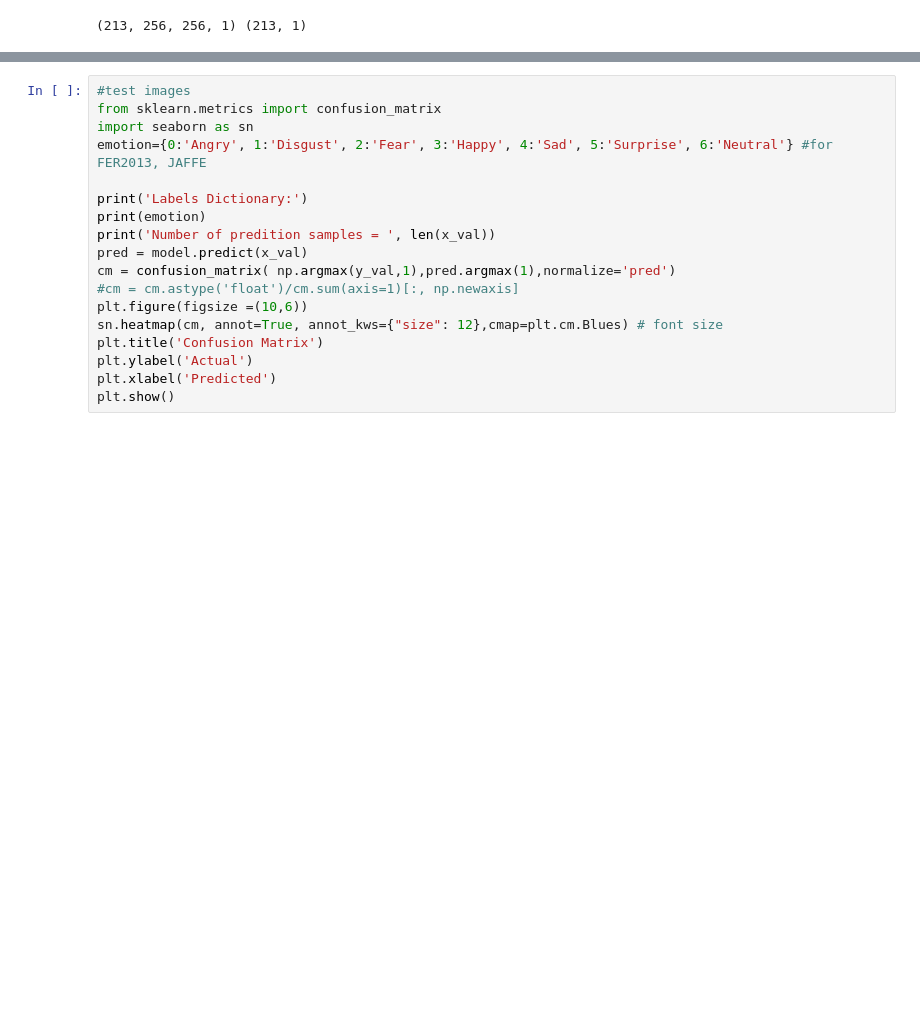
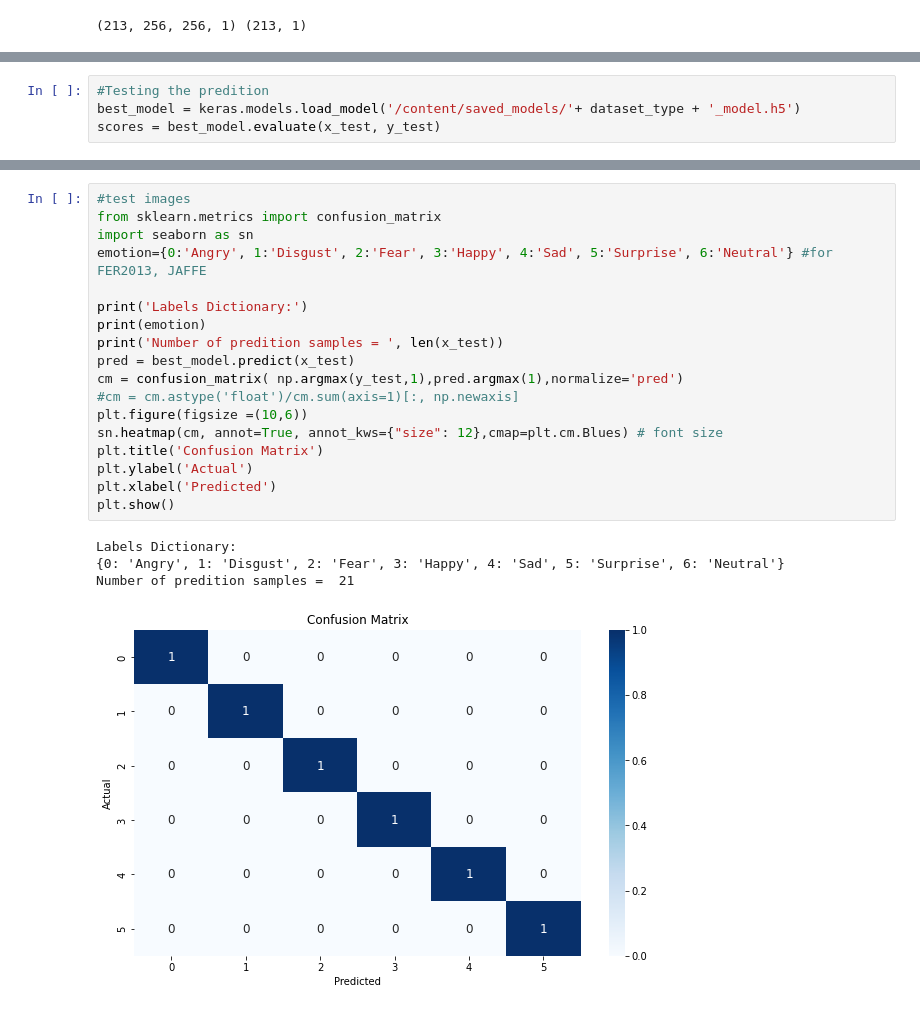
Before and after one commit to Tithra/Computer-Vision-DNN, a Jupyter notebook: EmotionRecognition_JAFFE.ipynb, the cells around one changed output, grey strips where cells are left out. Saved outputs shown, nothing was run; the diff lists cells and outputs as text; blank space fills up the shorter version.

```diff
--- a/EmotionRecognition_JAFFE.ipynb
+++ b/EmotionRecognition_JAFFE.ipynb
@@ -433,0 +436,4 @@ Plot the accuracy (Train and Validation)
+# %%
+#Testing the predition
+best_model = keras.models.load_model('/content/saved_models/'+ dataset_type + '_model.h5')
+scores = best_model.evaluate(x_test, y_test)
@@ -434,18 +442,23 @@ Plot the accuracy (Train and Validation)
 # %%
 #test images
 from sklearn.metrics import confusion_matrix
 import seaborn as sn
 emotion={0:'Angry', 1:'Disgust', 2:'Fear', 3:'Happy', 4:'Sad', 5:'Surprise', 6:'Neutral'} #for FER2013, JAFFE
 
 print('Labels Dictionary:')
 print(emotion)
-print('Number of predition samples = ', len(x_val))
-pred = model.predict(x_val)
-cm = confusion_matrix( np.argmax(y_val,1),pred.argmax(1),normalize='pred')
+print('Number of predition samples = ', len(x_test))
+pred = best_model.predict(x_test)
+cm = confusion_matrix( np.argmax(y_test,1),pred.argmax(1),normalize='pred')
 #cm = cm.astype('float')/cm.sum(axis=1)[:, np.newaxis]
 plt.figure(figsize =(10,6))
 sn.heatmap(cm, annot=True, annot_kws={"size": 12},cmap=plt.cm.Blues) # font size
 plt.title('Confusion Matrix')
 plt.ylabel('Actual')
 plt.xlabel('Predicted')
 plt.show()
+# %% [output]
+Labels Dictionary:
+{0: 'Angry', 1: 'Disgust', 2: 'Fear', 3: 'Happy', 4: 'Sad', 5: 'Surprise', 6: 'Neutral'}
+Number of predition samples =  21
+[figure, added]
```
Also changed, not shown: parts of 5 cells of this notebook.
